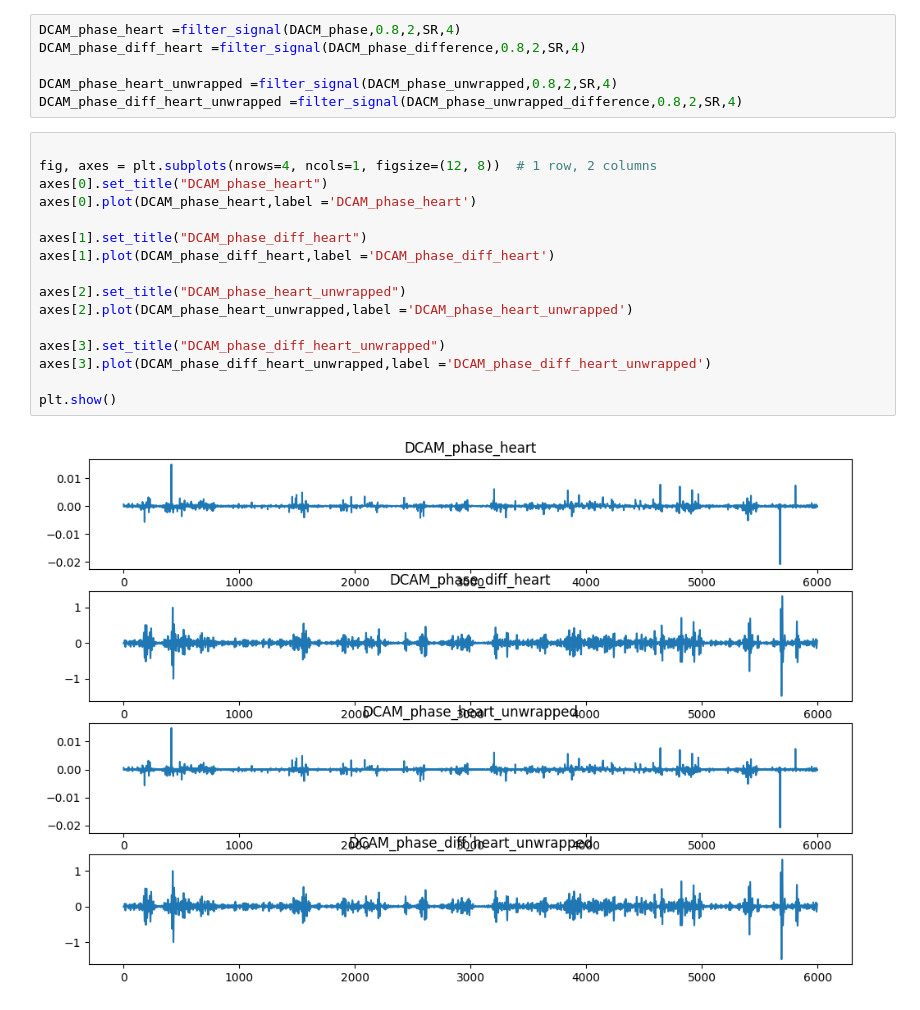
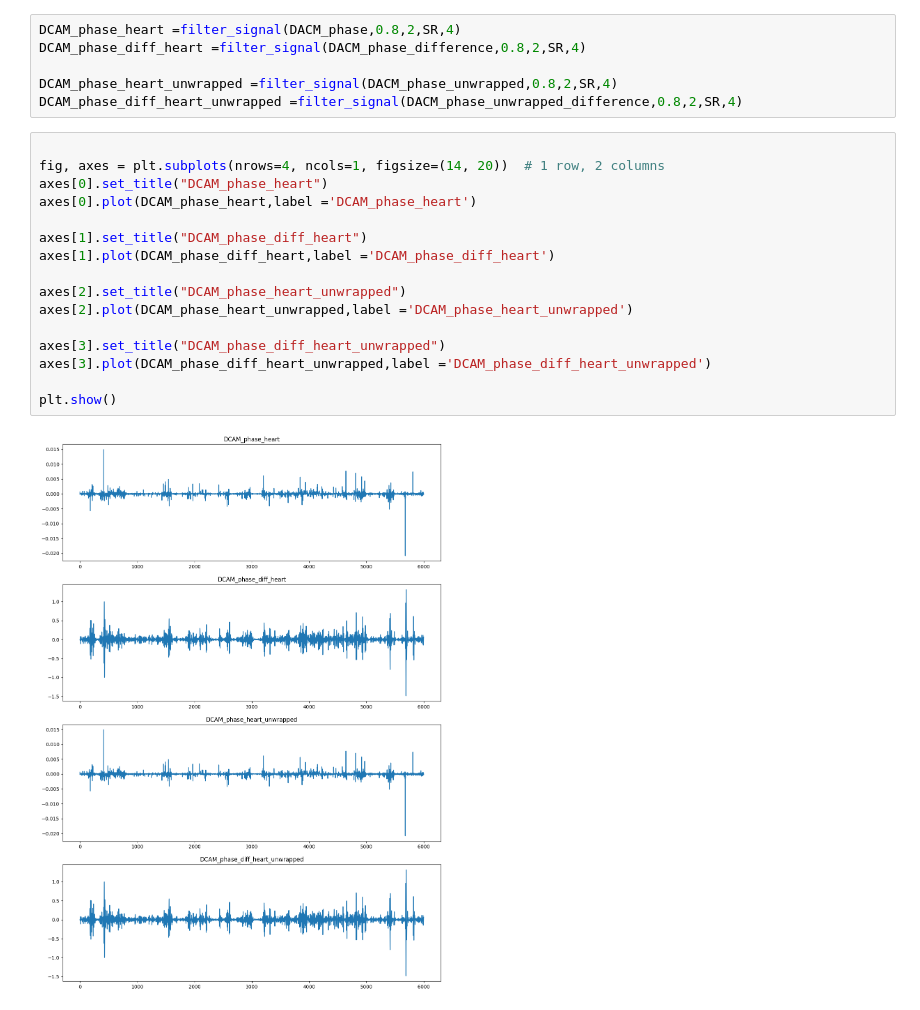
Before and after one commit to tqdinh/gensignal, a Jupyter notebook: EXTRACT_VITAL_SIGNAL_IN_FMCW_RADAR_10.ipynb, the cells around one changed output. Saved outputs shown, nothing was run; the diff lists cells and outputs as text.

```diff
--- a/EXTRACT_VITAL_SIGNAL_IN_FMCW_RADAR_10.ipynb
+++ b/EXTRACT_VITAL_SIGNAL_IN_FMCW_RADAR_10.ipynb
@@ -276,19 +299,19 @@ DCAM_phase_heart_unwrapped =filter_signal(DACM_phase_unwrapped,0.8,2,SR,4)
 DCAM_phase_diff_heart_unwrapped =filter_signal(DACM_phase_unwrapped_difference,0.8,2,SR,4)
 # %%
 
-fig, axes = plt.subplots(nrows=4, ncols=1, figsize=(12, 8))  # 1 row, 2 columns
+fig, axes = plt.subplots(nrows=4, ncols=1, figsize=(14, 20))  # 1 row, 2 columns
 axes[0].set_title("DCAM_phase_heart")
 axes[0].plot(DCAM_phase_heart,label ='DCAM_phase_heart')
 
 axes[1].set_title("DCAM_phase_diff_heart")
 axes[1].plot(DCAM_phase_diff_heart,label ='DCAM_phase_diff_heart')
 
 axes[2].set_title("DCAM_phase_heart_unwrapped")
 axes[2].plot(DCAM_phase_heart_unwrapped,label ='DCAM_phase_heart_unwrapped')
 
 axes[3].set_title("DCAM_phase_diff_heart_unwrapped")
 axes[3].plot(DCAM_phase_diff_heart_unwrapped,label ='DCAM_phase_diff_heart_unwrapped')
 
 plt.show()
 # %% [output]
-[figure, old version]
+[figure, new version]
```
Also changed, not shown: parts of 4 cells of this notebook, 10 other files.
